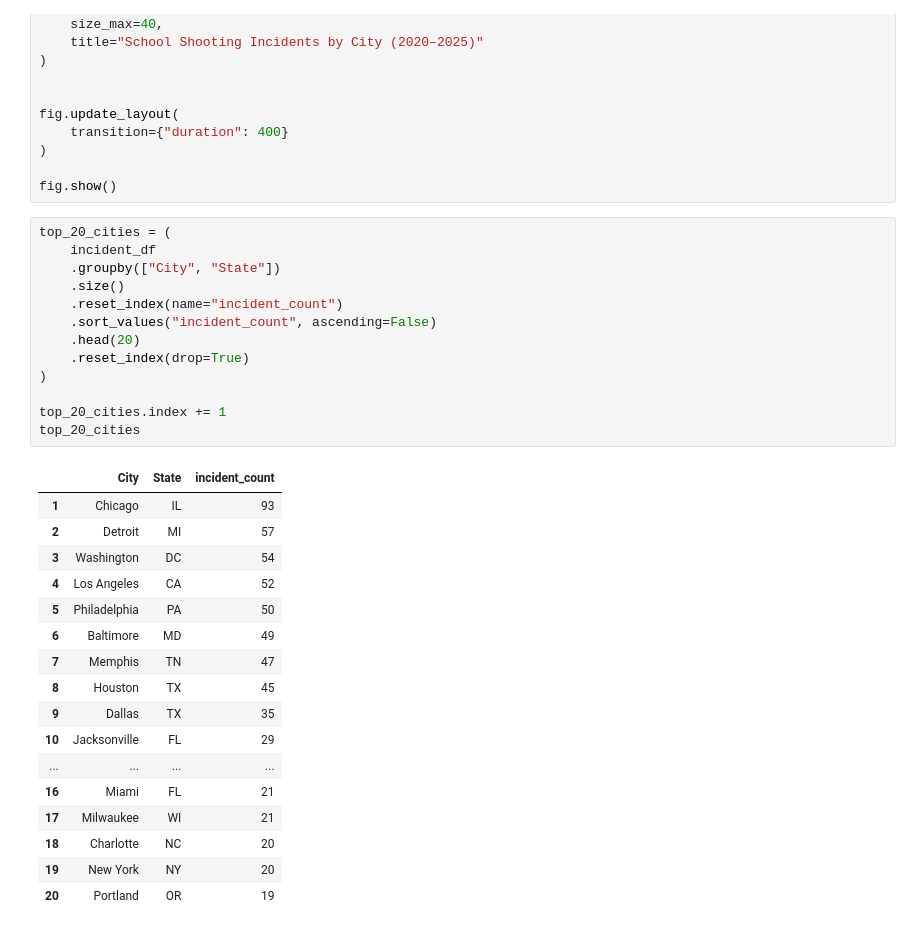
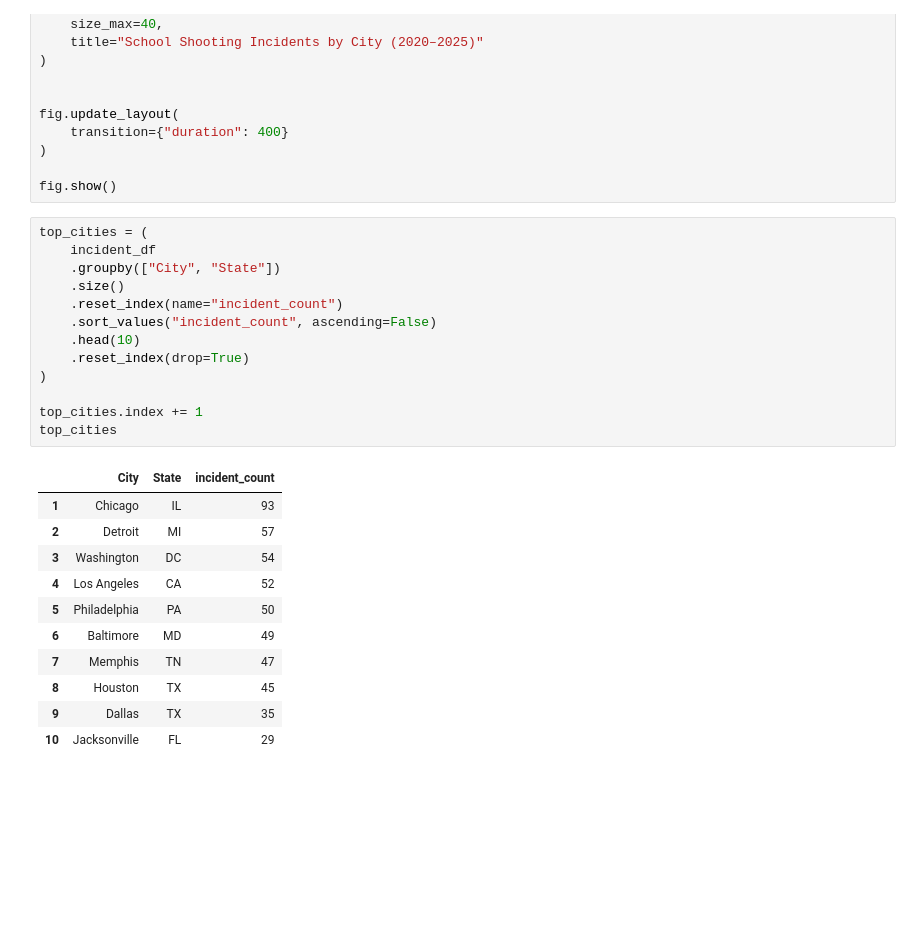
Before and after one commit to clarktommie/capstoneProject2026, a Jupyter notebook: notebooks/shootings_by_city.ipynb, the cells around one changed output. Saved outputs shown, nothing was run; the diff lists cells and outputs as text; blank space fills up the shorter version.

```diff
--- a/notebooks/shootings_by_city.ipynb
+++ b/notebooks/shootings_by_city.ipynb
@@ -150,34 +150,28 @@ fig.update_layout(
 
 fig.show()
 # %%
-top_20_cities = (
+top_cities = (
     incident_df
     .groupby(["City", "State"])
     .size()
     .reset_index(name="incident_count")
     .sort_values("incident_count", ascending=False)
-    .head(20)
+    .head(10)
     .reset_index(drop=True)
 )
 
-top_20_cities.index += 1
-top_20_cities
+top_cities.index += 1
+top_cities
 # %% [output]
 |  | City | State | incident_count |
 | 1 | Chicago | IL | 93 |
 | 2 | Detroit | MI | 57 |
 | 3 | Washington | DC | 54 |
 | 4 | Los Angeles | CA | 52 |
 | 5 | Philadelphia | PA | 50 |
 | 6 | Baltimore | MD | 49 |
 | 7 | Memphis | TN | 47 |
 | 8 | Houston | TX | 45 |
 | 9 | Dallas | TX | 35 |
 | 10 | Jacksonville | FL | 29 |
-| ... | ... | ... | ... |
-| 16 | Miami | FL | 21 |
-| 17 | Milwaukee | WI | 21 |
-| 18 | Charlotte | NC | 20 |
-| 19 | New York | NY | 20 |
-| 20 | Portland | OR | 19 |
 # %%
```
Also changed, not shown: parts of 2 cells of this notebook.
